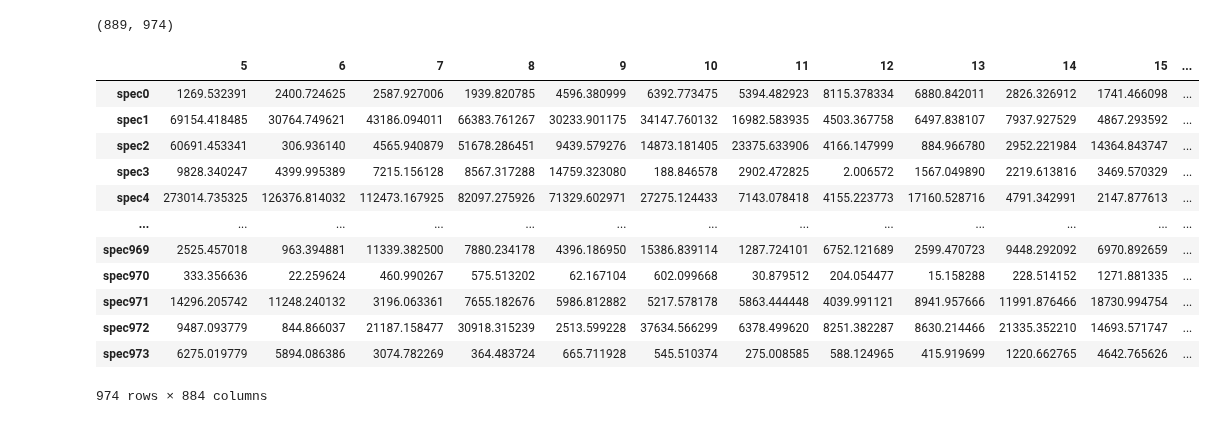
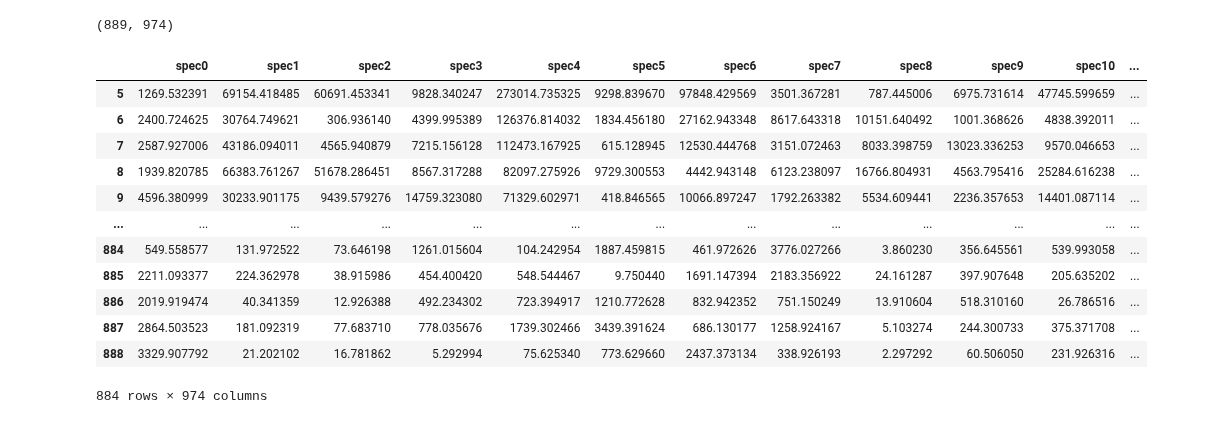
Before and after one commit to RileyWClarke/BiancoGroup, a Jupyter notebook: Notebooks/fftfilter2.ipynb, the cells around one changed output. Cells and saved outputs as stored; diff of their text form; code cells hidden in the pictures.

```diff
--- a/Notebooks/fftfilter2.ipynb
+++ b/Notebooks/fftfilter2.ipynb
@@ -513,12 +513,12 @@ def bandpass_ifft(t, flux, low_cutoff, high_cutoff, sample=1,
       #plt.savefig('Figures/filtered_signal.png', bbox_inches='tight', pad_inches=0.5)
       plt.legend()
       #Filtered_signal = np.zeros_like(Filtered_signal)
-    return spectrum, filtered_spectrum, filtered_signal, Low_cutoff, High_cutoff
+    return spectrum, freq, filtered_spectrum, filtered_signal, Low_cutoff, High_cutoff
 # %%
 pspectra = []
 for i,flux in enumerate(fluxes):
   Low_cutoff, High_cutoff, F_sample = 4, 6, np.diff(bjds[i])[0]
-  Spectrum, Filtered_spectrum, Filtered_signal, Low_freq, High_freq = bandpass_ifft(bjds[i], flux, Low_cutoff, High_cutoff,
+  Spectrum, frequency, Filtered_spectrum, Filtered_signal, Low_freq, High_freq = bandpass_ifft(bjds[i], flux, Low_cutoff, High_cutoff,
                           F_sample, gf_sig = 1, Filter='Gaussian')
 
 
@@ -553,21 +553,21 @@ pspec_df.shape
 # %% [output]
 (889, 974)
 # %%
-pspec_df.iloc[5:].T
+pspec_df.iloc[5:]
 # %% [output]
-|  | 5 | 6 | 7 | 8 | 9 | 10 | 11 | 12 | 13 | 14 | 15 | ... |
-| spec0 | 1269.532391 | 2400.724625 | 2587.927006 | 1939.820785 | 4596.380999 | 6392.773475 | 5394.482923 | 8115.378334 | 6880.842011 | 2826.326912 | 1741.466098 | ... |
-| spec1 | 69154.418485 | 30764.749621 | 43186.094011 | 66383.761267 | 30233.901175 | 34147.760132 | 16982.583935 | 4503.367758 | 6497.838107 | 7937.927529 | 4867.293592 | ... |
-| spec2 | 60691.453341 | 306.936140 | 4565.940879 | 51678.286451 | 9439.579276 | 14873.181405 | 23375.633906 | 4166.147999 | 884.966780 | 2952.221984 | 14364.843747 | ... |
-| spec3 | 9828.340247 | 4399.995389 | 7215.156128 | 8567.317288 | 14759.323080 | 188.846578 | 2902.472825 | 2.006572 | 1567.049890 | 2219.613816 | 3469.570329 | ... |
-| spec4 | 273014.735325 | 126376.814032 | 112473.167925 | 82097.275926 | 71329.602971 | 27275.124433 | 7143.078418 | 4155.223773 | 17160.528716 | 4791.342991 | 2147.877613 | ... |
+|  | spec0 | spec1 | spec2 | spec3 | spec4 | spec5 | spec6 | spec7 | spec8 | spec9 | spec10 | ... |
+| 5 | 1269.532391 | 69154.418485 | 60691.453341 | 9828.340247 | 273014.735325 | 9298.839670 | 97848.429569 | 3501.367281 | 787.445006 | 6975.731614 | 47745.599659 | ... |
+| 6 | 2400.724625 | 30764.749621 | 306.936140 | 4399.995389 | 126376.814032 | 1834.456180 | 27162.943348 | 8617.643318 | 10151.640492 | 1001.368626 | 4838.392011 | ... |
+| 7 | 2587.927006 | 43186.094011 | 4565.940879 | 7215.156128 | 112473.167925 | 615.128945 | 12530.444768 | 3151.072463 | 8033.398759 | 13023.336253 | 9570.046653 | ... |
+| 8 | 1939.820785 | 66383.761267 | 51678.286451 | 8567.317288 | 82097.275926 | 9729.300553 | 4442.943148 | 6123.238097 | 16766.804931 | 4563.795416 | 25284.616238 | ... |
+| 9 | 4596.380999 | 30233.901175 | 9439.579276 | 14759.323080 | 71329.602971 | 418.846565 | 10066.897247 | 1792.263382 | 5534.609441 | 2236.357653 | 14401.087114 | ... |
 | ... | ... | ... | ... | ... | ... | ... | ... | ... | ... | ... | ... | ... |
-| spec969 | 2525.457018 | 963.394881 | 11339.382500 | 7880.234178 | 4396.186950 | 15386.839114 | 1287.724101 | 6752.121689 | 2599.470723 | 9448.292092 | 6970.892659 | ... |
-| spec970 | 333.356636 | 22.259624 | 460.990267 | 575.513202 | 62.167104 | 602.099668 | 30.879512 | 204.054477 | 15.158288 | 228.514152 | 1271.881335 | ... |
-| spec971 | 14296.205742 | 11248.240132 | 3196.063361 | 7655.182676 | 5986.812882 | 5217.578178 | 5863.444448 | 4039.991121 | 8941.957666 | 11991.876466 | 18730.994754 | ... |
-| spec972 | 9487.093779 | 844.866037 | 21187.158477 | 30918.315239 | 2513.599228 | 37634.566299 | 6378.499620 | 8251.382287 | 8630.214466 | 21335.352210 | 14693.571747 | ... |
-| spec973 | 6275.019779 | 5894.086386 | 3074.782269 | 364.483724 | 665.711928 | 545.510374 | 275.008585 | 588.124965 | 415.919699 | 1220.662765 | 4642.765626 | ... |
+| 884 | 549.558577 | 131.972522 | 73.646198 | 1261.015604 | 104.242954 | 1887.459815 | 461.972626 | 3776.027266 | 3.860230 | 356.645561 | 539.993058 | ... |
+| 885 | 2211.093377 | 224.362978 | 38.915986 | 454.400420 | 548.544467 | 9.750440 | 1691.147394 | 2183.356922 | 24.161287 | 397.907648 | 205.635202 | ... |
+| 886 | 2019.919474 | 40.341359 | 12.926388 | 492.234302 | 723.394917 | 1210.772628 | 832.942352 | 751.150249 | 13.910604 | 518.310160 | 26.786516 | ... |
+| 887 | 2864.503523 | 181.092319 | 77.683710 | 778.035676 | 1739.302466 | 3439.391624 | 686.130177 | 1258.924167 | 5.103274 | 244.300733 | 375.371708 | ... |
+| 888 | 3329.907792 | 21.202102 | 16.781862 | 5.292994 | 75.625340 | 773.629660 | 2437.373134 | 338.926193 | 2.297292 | 60.506050 | 231.926316 | ... |
-974 rows × 884 columns
+884 rows × 974 columns
 # %%
 from sklearn.preprocessing import StandardScaler
 
```
Also changed, not shown: parts of 9 cells of this notebook.
